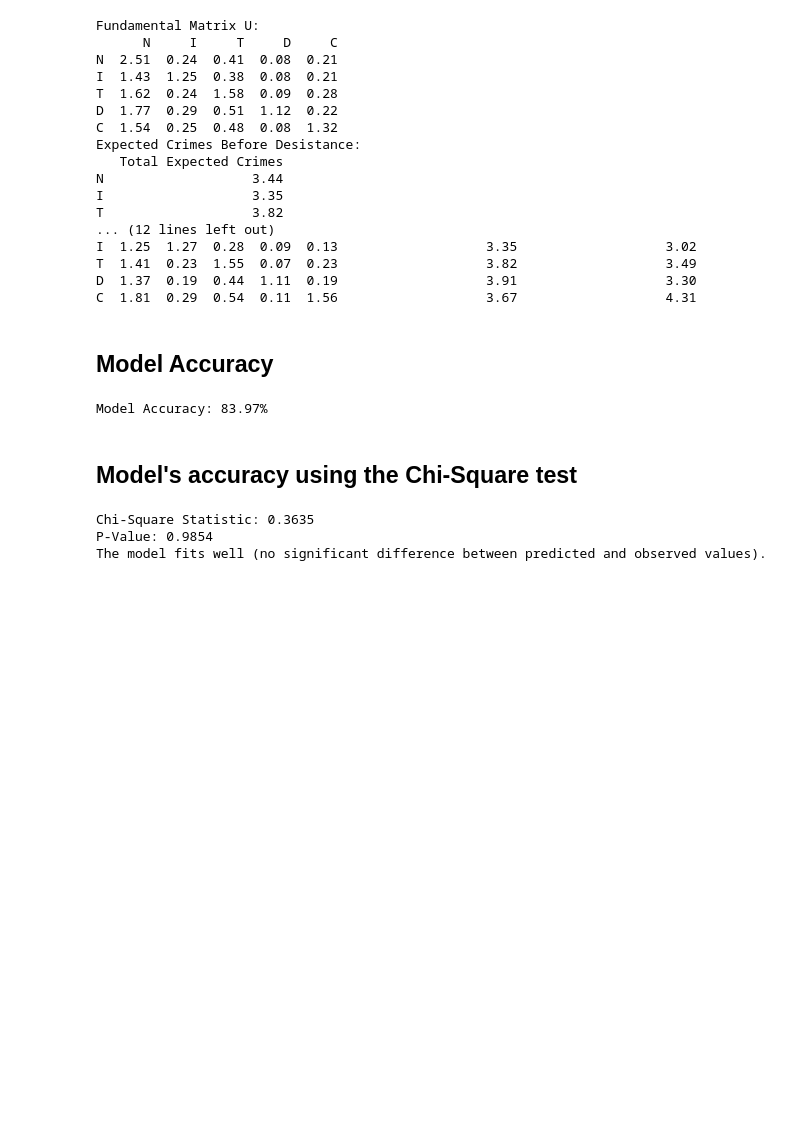
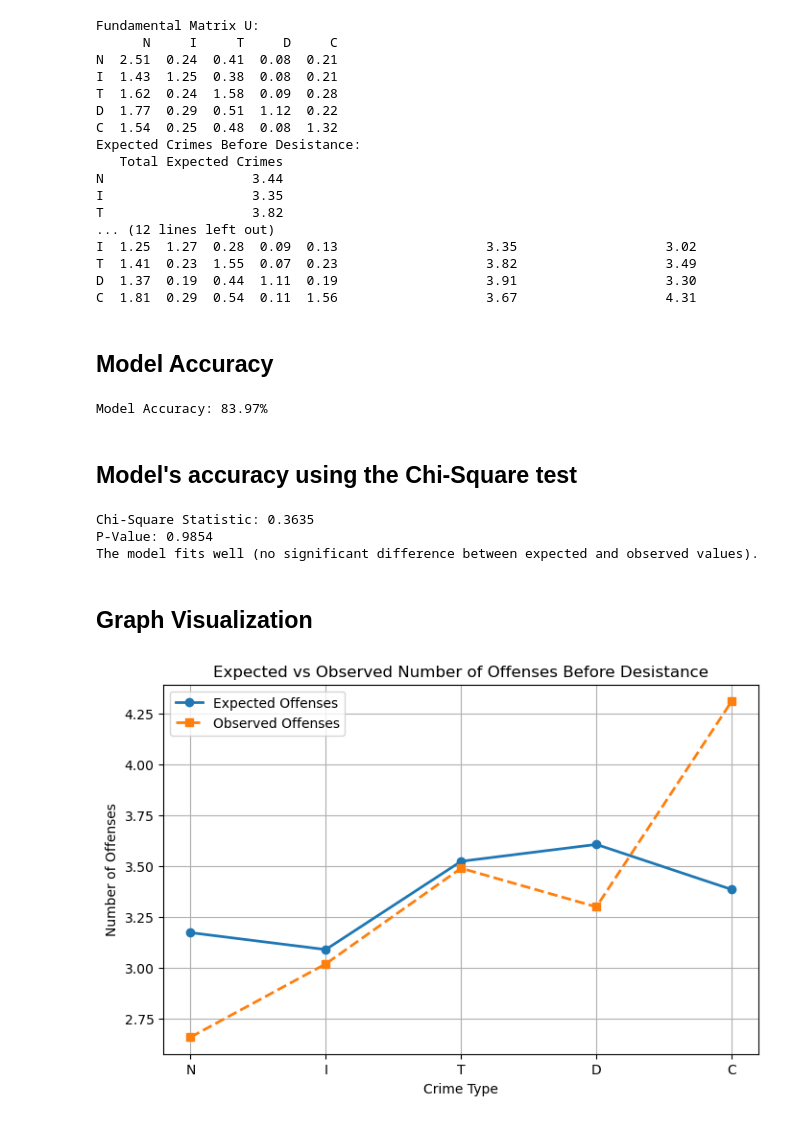
Before and after one commit to Aqibaman/Probabilistic-Modelling, a Jupyter notebook: 04-Finite Absorbing Chains/01- Markovian analysis of Criminal Offenses.ipynb, the cells around one changed output. Saved outputs shown, nothing was run; the diff lists cells and outputs as text; code cells hidden in the pictures; blank space fills up the shorter version.

Commit message:
Graph added
I added the graph visualization

```diff
--- a/04-Finite Absorbing Chains/01- Markovian analysis of Criminal Offenses.ipynb
+++ b/04-Finite Absorbing Chains/01- Markovian analysis of Criminal Offenses.ipynb
@@ -79,12 +79,12 @@ C  1.81  0.29  0.54  0.11  1.56                   3.67                   4.31
 # %%
 from sklearn.metrics import mean_absolute_error
 
-# Predicted patient distribution (from Markov model, rounded to 4 decimal places)
-predicted = np.round(expected_crimes,2)
+# expected patient distribution (from Markov model, rounded to 4 decimal places)
+expected = np.round(expected_crimes,2)
 observed = np.round((observed_offenses.sum(axis=1)),2)
 
 # Compute Mean Absolute Error (MAE)
-mae = mean_absolute_error(observed, predicted)
+mae = mean_absolute_error(observed, expected)
 
 # Convert MAE into accuracy percentage
 accuracy = round((1 - (mae / np.mean(observed))) * 100, 2)
@@ -96,11 +96,13 @@ Model Accuracy: 83.97%
 # %% [markdown]
 ## Model's accuracy using the Chi-Square test
 # %%
-# Scale predicted values to match the sum of observed values
-predicted = predicted * (np.sum(observed) / np.sum(predicted))
+from scipy.stats import chisquare
+
+# Scale expected values to match the sum of observed values
+expected = expected * (np.sum(observed) / np.sum(expected))
 
 # Compute chi-square test
-chi_stat, p_value = chisquare(f_obs=observed, f_exp=predicted)
+chi_stat, p_value = chisquare(f_obs=observed, f_exp=expected)
 
 # Print results
 print(f"Chi-Square Statistic: {chi_stat:.4f}")
@@ -108,10 +110,34 @@ print(f"P-Value: {p_value:.4f}")
 
 # Interpretation of the model accuracy
 if p_value > 0.05:
-    print("The model fits well (no significant difference between predicted and observed values).")
+    print("The model fits well (no significant difference between expected and observed values).")
 else:
-    print("The model does not fit well (significant difference between predicted and observed values).")
+    print("The model does not fit well (significant difference between expected and observed values).")
 # %% [output]
 Chi-Square Statistic: 0.3635
 P-Value: 0.9854
-The model fits well (no significant difference between predicted and observed values).
+The model fits well (no significant difference between expected and observed values).
+# %% [markdown]
+## Graph Visualization
+# %%
+import matplotlib.pyplot as plt
+
+# State labels
+states = ["N", "I", "T", "D", "C"]
+
+# Plot the data
+plt.figure(figsize=(8, 5))
+plt.plot(states, expected, marker='o', linestyle='-', label="Expected Offenses", linewidth=2)
+plt.plot(states, observed, marker='s', linestyle='--', label="Observed Offenses", linewidth=2)
+
+# Labels and title
+plt.xlabel("Crime Type")
+plt.ylabel("Number of Offenses")
+plt.title("Expected vs Observed Number of Offenses Before Desistance")
+plt.legend()
+plt.grid(True)
+
+# Show the graph
+plt.show()
+# %% [output]
+[figure, added]
```
